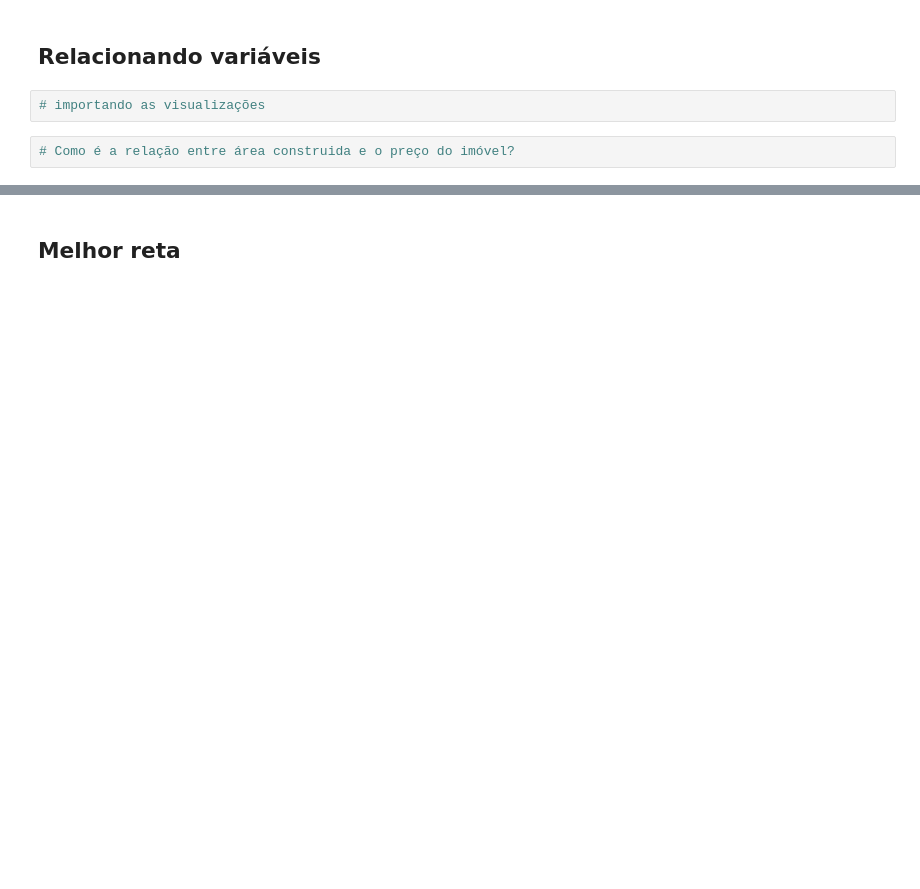
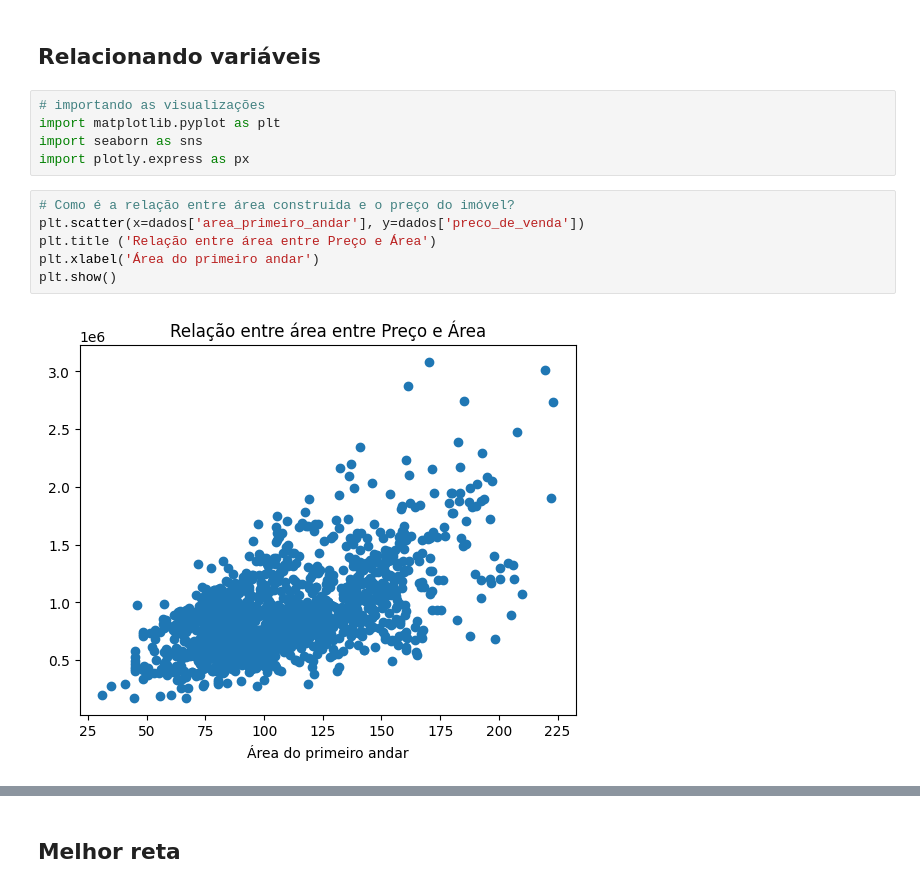
Before and after one commit to Narrayane/03_Estatistica_e_Machine_Learning, a Jupyter notebook: 03.02.01_Regressao_linear_Testando_relacoes.ipynb, the cells around one changed output, grey strips where cells are left out. Drawn from its saved outputs; the diff is of its cells as text; blank space fills up the shorter version.

```diff
--- a/03.02.01_Regressao_linear_Testando_relacoes.ipynb
+++ b/03.02.01_Regressao_linear_Testando_relacoes.ipynb
@@ -37,9 +137,18 @@ Com o coeficiente de Correlação de Pearson nos permite medir a relação linea
 # %% [markdown]
 ## Relacionando variáveis
-# %%
-# importando as visualizações
+# %%
+# importando as visualizações
+import matplotlib.pyplot as plt
+import seaborn as sns
+import plotly.express as px
 # %%
 # Como é a relação entre área construida e o preço do imóvel?
+plt.scatter(x=dados['area_primeiro_andar'], y=dados['preco_de_venda'])
+plt.title ('Relação entre área entre Preço e Área')
+plt.xlabel('Área do primeiro andar')
+plt.show()
+# %% [output]
+[figure, added]
 # %%
 # Aparentemente quanto maior a área do primeiro andar, maior o preço da casa.
 # E se quisermos traçar uma linha que melhor representa esse comportamento?
```
Also changed, not shown: parts of 26 cells of this notebook.
